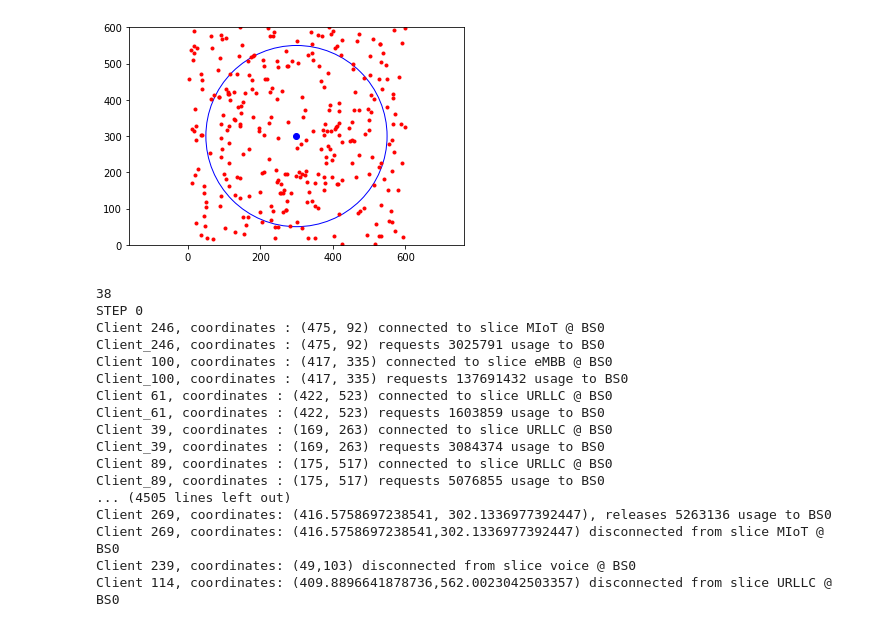
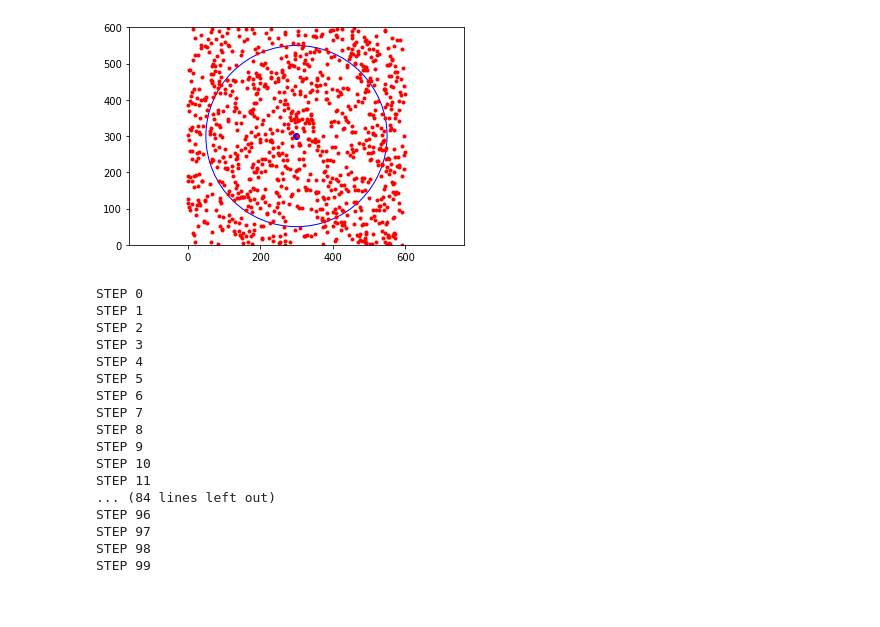
Before and after one commit to CrostaBot/5GNSDL, a Jupyter notebook: 5Gdeepsim.ipynb, the cells around one changed output. Drawn from its saved outputs; the diff is of its cells as text; code cells hidden in the pictures.

Commit message:
final simulation

```diff
--- a/5Gdeepsim.ipynb
+++ b/5Gdeepsim.ipynb
@@ -148,7 +148,7 @@ class Client:
             self.usage_rem = self.generate()
             self.tot_requests += 1
             self.connect()
-            print(f"Client_{self.ID}, coordinates : ({self.x}, {self.y}) requests {self.usage_rem} usage to BS{self.bs.ID}")
+            #print(f"Client_{self.ID}, coordinates : ({self.x}, {self.y}) requests {self.usage_rem} usage to BS{self.bs.ID}")
 
     def connect(self):
         s = self.slice_type
@@ -157,17 +157,18 @@ class Client:
         if self.is_avaliable():         # threshold for usage
             self.connected = True
             bs.connected_users += 1
-            print(f"Client {self.ID}, coordinates : ({self.x}, {self.y}) connected to slice {s} @ BS{self.bs.ID}")
+            #print(f"Client {self.ID}, coordinates : ({self.x}, {self.y}) connected to slice {s} @ BS{self.bs.ID}")
             return True
-       # if there is not enough band, the user waits the next time slot
-        print(f"Client {self.ID}, coordinates : ({self.x}, {self.y}) connection refused to slice {s} @ BS{self.bs.ID}")
-        return False
+        else:
+            self.connected = False
+            #print(f"Client {self.ID}, coordinates : ({self.x}, {self.y}) connection refused to slice {s} @ BS{self.bs.ID}")
+            return False
 
     def disconnect(self):
         if self.connected == True:
             bs.connected_users -= 1
             self.connected = False
-        print(f"Client {self.ID}, coordinates: ({self.x},{self.y}) disconnected from slice {self.slice_type} @ BS{self.bs.ID} ")
+        #print(f"Client {self.ID}, coordinates: ({self.x},{self.y}) disconnected from slice {self.slice_type} @ BS{self.bs.ID} ")
         return not self.connected
 
     def start_consume(self):
@@ -175,7 +176,7 @@ class Client:
         bs.band_remaining -= amount  # BS allocate bandwidth and its capacity decreases
         bs.pot_band_remaining -= amount
         self.last_usage = amount
-        print(f"Client {self.ID}, coordinates: ({self.x}, {self.y}) gets {amount} usage from @ BS{self.bs.ID}")
+        #print(f"Client {self.ID}, coordinates: ({self.x}, {self.y}) gets {amount} usage from @ BS{self.bs.ID}")
 
     def release_consume(self):
         # release resources
@@ -184,7 +185,7 @@ class Client:
             self.consume_time += 1
             self.tot_usage += self.last_usage
             self.usage_rem -= self.last_usage
-            print(f"Client {self.ID}, coordinates: ({self.x}, {self.y}), releases {self.last_usage} usage to BS{self.bs.ID}")
+            #print(f"Client {self.ID}, coordinates: ({self.x}, {self.y}), releases {self.last_usage} usage to BS{self.bs.ID}")
             self.last_usage = 0
 
     # update client coordinates (TODO)
@@ -335,38 +336,38 @@ for name, mb in mobility_patterns.items():
     m_patterns.append(mobility_pattern)
 # %%
 # Round 0: create network area, place base station and clients
-num_clients = 300
-simulation_time = 10
+num_clients = 1000
+simulation_time = 50000
 x_area = 600
 y_area = 600
 
 bs = BaseStation(0, basestation.get('x'), basestation.get('y'), basestation.get('coverage'), basestation.get('capacity'), basestation.get('ratios'))
 
 clients = []
 for i in range(num_clients):
     x = r.randint(0, x_area)
     y = r.randint(0, y_area)
     freq = r.random()
 
     mobility_pattern = get_random_mobility_pattern(mb_weights, m_patterns)
     slice_type = get_random_slice_type(slice_weights)
     slice_capacity = bs.ratios.get(slice_type) * bs.capacity
 
     c = Client(i, x, y, mobility_pattern, freq, slice_type, slice_capacity, bs)
     clients.append(c)
 
 ax = plt.gca()
 plt.axis('equal')
 ax.set_xlim(0, x_area)
 ax.set_ylim(0, y_area)
 ax.plot(bs.x, bs.y, 'o', color='blue')
 circle = plt.Circle((bs.x,bs.y), radius = bs.coverage, fill=False, color='blue')
 ax.add_artist(circle)
 
 for i in range(num_clients):
     ax.plot(clients[i].x, clients[i].y,'.',color='red')
 # %% [output]
-[figure, old version]
+[figure, new version]
 # %%
 # Define class Request
 class Request:
@@ -419,8 +420,6 @@ for n in range(simulation_time):
             active_clients.append(active[j])
 
     client_per_slice = get_number_user_slice_type(active_clients)
-
-    print(client_per_slice.get('voice'))
 
     print('STEP', n)
 
@@ -501,20 +500,20 @@ for n in range(simulation_time):
             request_list[item.ID] = None
             active_clients.remove(item)
 # %% [output]
-38
 STEP 0
-Client 246, coordinates : (475, 92) connected to slice MIoT @ BS0
-Client_246, coordinates : (475, 92) requests 3025791 usage to BS0
-Client 100, coordinates : (417, 335) connected to slice eMBB @ BS0
-Client_100, coordinates : (417, 335) requests 137691432 usage to BS0
-Client 61, coordinates : (422, 523) connected to slice URLLC @ BS0
-Client_61, coordinates : (422, 523) requests 1603859 usage to BS0
-Client 39, coordinates : (169, 263) connected to slice URLLC @ BS0
-Client_39, coordinates : (169, 263) requests 3084374 usage to BS0
-Client 89, coordinates : (175, 517) connected to slice URLLC @ BS0
-Client_89, coordinates : (175, 517) requests 5076855 usage to BS0
-... (4505 lines left out)
-Client 269, coordinates: (416.5758697238541, 302.1336977392447), releases 5263136 usage to BS0
-Client 269, coordinates: (416.5758697238541,302.1336977392447) disconnected from slice MIoT @ BS0
-Client 239, coordinates: (49,103) disconnected from slice voice @ BS0
-Client 114, coordinates: (409.8896641878736,562.0023042503357) disconnected from slice URLLC @ BS0
+STEP 1
+STEP 2
+STEP 3
+STEP 4
+STEP 5
+STEP 6
+STEP 7
+STEP 8
+STEP 9
+STEP 10
+STEP 11
+... (84 lines left out)
+STEP 96
+STEP 97
+STEP 98
+STEP 99
```
Also changed, not shown: parts of 1 cell of this notebook, 1 other file.
